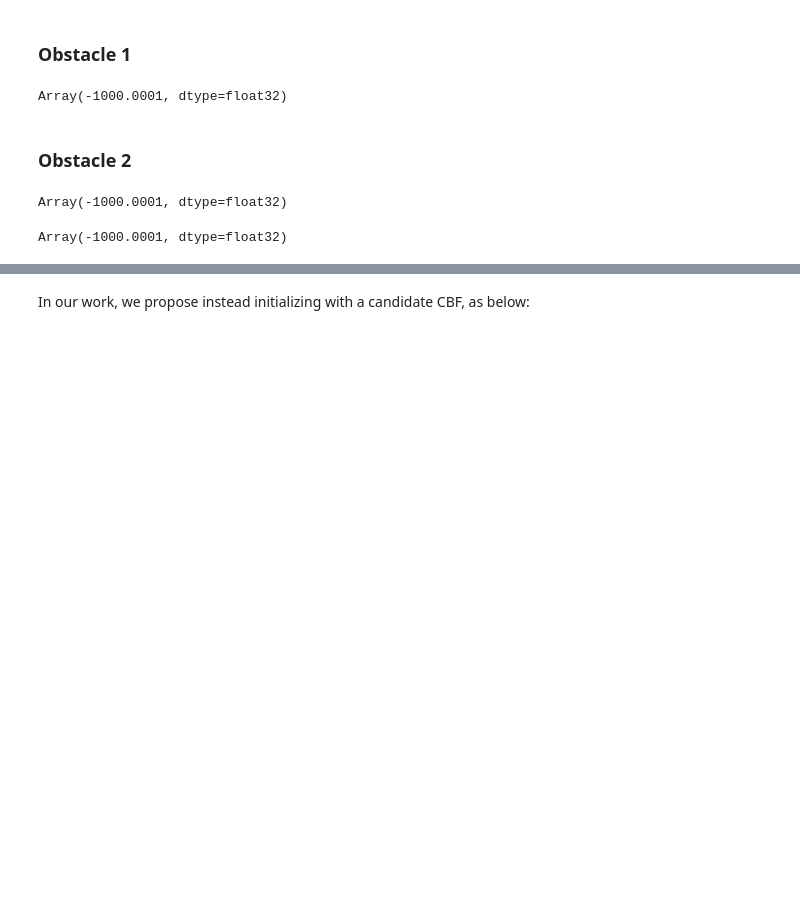
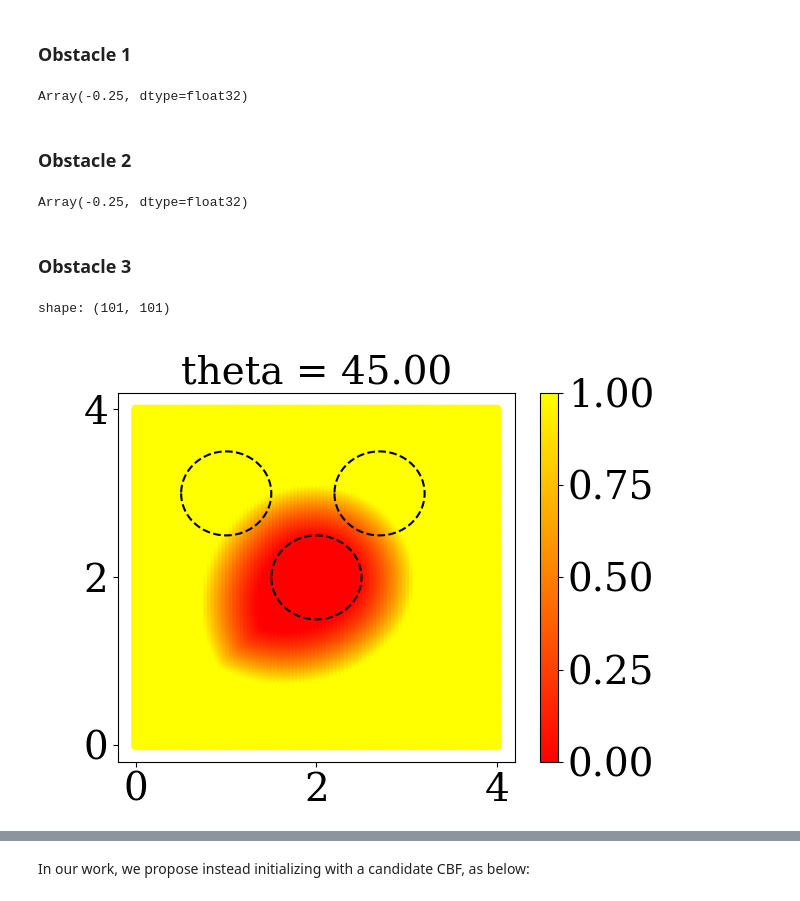
Before and after one commit to hardikparwana/social-navigation, a Jupyter notebook: refineCBF/examples/fs_custom_dubins_valid.ipynb, the cells around one changed output, grey strips where cells are left out. Saved outputs shown, nothing was run; the diff lists cells and outputs as text; code cells hidden in the pictures; blank space fills up the shorter version.

```diff
--- a/refineCBF/examples/fs_custom_dubins_valid.ipynb
+++ b/refineCBF/examples/fs_custom_dubins_valid.ipynb
@@ -330,6 +333,8 @@ Array(-1000.0001, dtype=float32)
 # %% [markdown]
 ### Obstacle 1
 # %%
+backwards_reachable_tube = lambda obstacle: (lambda t, x: jnp.minimum(x, obstacle))
+solver_settings = hj.SolverSettings.with_accuracy("high", value_postprocessor=backwards_reachable_tube(obstacle1))
 init_value = obstacle1
 time = 0.
 target_time = -10.
@@ -339,10 +344,12 @@ tabular_cbf_constraint1 = refine_cbfs.TabularControlAffineCBF(dyn, grid=grid)
 tabular_cbf_constraint1.vf_table = np.array(target_values_constraint1[-1])
 jnp.min(tabular_cbf_constraint1.vf_table)
 # %% [output]
-Array(-1000.0001, dtype=float32)
+Array(-0.25, dtype=float32)
 # %% [markdown]
 ### Obstacle 2
 # %%
+backwards_reachable_tube = lambda obstacle: (lambda t, x: jnp.minimum(x, obstacle))
+solver_settings = hj.SolverSettings.with_accuracy("high", value_postprocessor=backwards_reachable_tube(obstacle2))
 init_value = obstacle2
 time = 0.
 target_time = -10.
@@ -352,4 +359,4 @@ tabular_cbf_constraint2 = refine_cbfs.TabularControlAffineCBF(dyn, grid=grid)
 tabular_cbf_constraint2.vf_table = np.array(target_values_constraint2[-1])
 jnp.min(tabular_cbf_constraint2.vf_table)
 # %% [output]
-Array(-1000.0001, dtype=float32)
+Array(-0.25, dtype=float32)
@@ -358,4 +363,8 @@ Array(-1000.0001, dtype=float32)
+# %% [markdown]
+### Obstacle 3
 # %%
+backwards_reachable_tube = lambda obstacle: (lambda t, x: jnp.minimum(x, obstacle))
+solver_settings = hj.SolverSettings.with_accuracy("high", value_postprocessor=backwards_reachable_tube(obstacle3))
 init_value = obstacle3
 time = 0.
 target_time = -10.
@@ -364,6 +373,25 @@ target_values_constraint3 = hj.solve(solver_settings, dyn_hjr, grid, times, init
 tabular_cbf_constraint3 = refine_cbfs.TabularControlAffineCBF(dyn, grid=grid)
 tabular_cbf_constraint3.vf_table = np.array(target_values_constraint3[-1])
 jnp.min(tabular_cbf_constraint3.vf_table)
-# %% [output]
-Array(-1000.0001, dtype=float32)
+# %%
+print(f"shape: {tabular_cbf_constraint.vf_table[:,:,0].shape}")
+thetas_value = grid.states[0,1,:,2]
+theta_index = int(grid.states.shape[2]/2/4 + grid.states.shape[2]/2) #51 # for 45 degrees
+fig6, ax6 = plt.subplots()
+ax6.set_title(f"theta = %.2f" %(thetas_value[theta_index]*180/np.pi))
+x = np.linspace(0,4, grid.states.shape[0])
+y = np.linspace(0,4, grid.states.shape[1]) # grid_resolution = (201, 201, 81)
+X, Y = np.meshgrid(x,y)
+im6 = ax6.scatter( Y.reshape(-1,1), X.reshape(-1,1), c = tabular_cbf_constraint.vf_table[:,:,theta_index].reshape(-1,1), cmap='autumn', vmin=0.0, vmax=1.0 )
+# im6 = ax6.scatter( Y.reshape(-1,1), X.reshape(-1,1), c = tabular_cbf_hjr.vf_table[:,:,theta_index].reshape(-1,1), cmap='jet', vmin=-1, vmax=1.0 )
+fig6.colorbar(im6, ax=ax6)
+theta = np.linspace(-np.pi, np.pi, 360)
+ax6.plot( obs1[0]+0.5*np.cos(theta), obs1[1]+0.5*np.sin(theta), 'k--', linewidth=1.5 )
+ax6.plot( obs2[0]+0.5*np.cos(theta), obs2[1]+0.5*np.sin(theta), 'k--', linewidth=1.5)
+ax6.plot( obs3[0]+0.5*np.cos(theta), obs3[1]+0.5*np.sin(theta), 'k--', linewidth=1.5 )
+fig6.savefig(name+'refined.png')
+plt.show()
+# %% [output]
+shape: (101, 101)
+[figure, added]
 # %%
```
Also changed, not shown: parts of 10 cells of this notebook.
